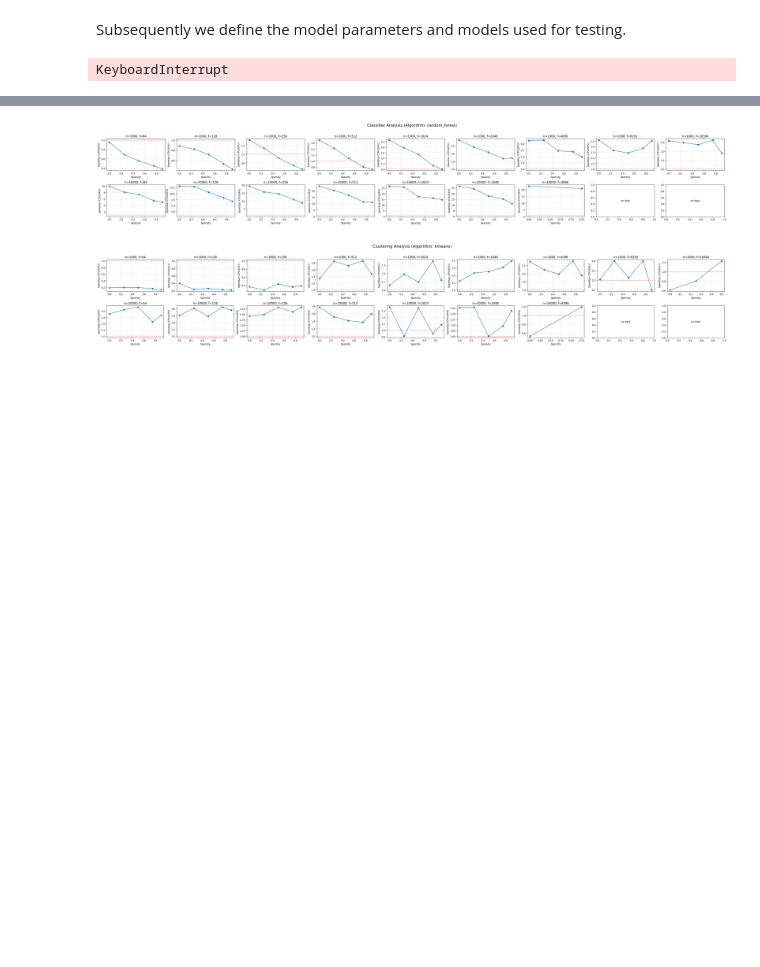
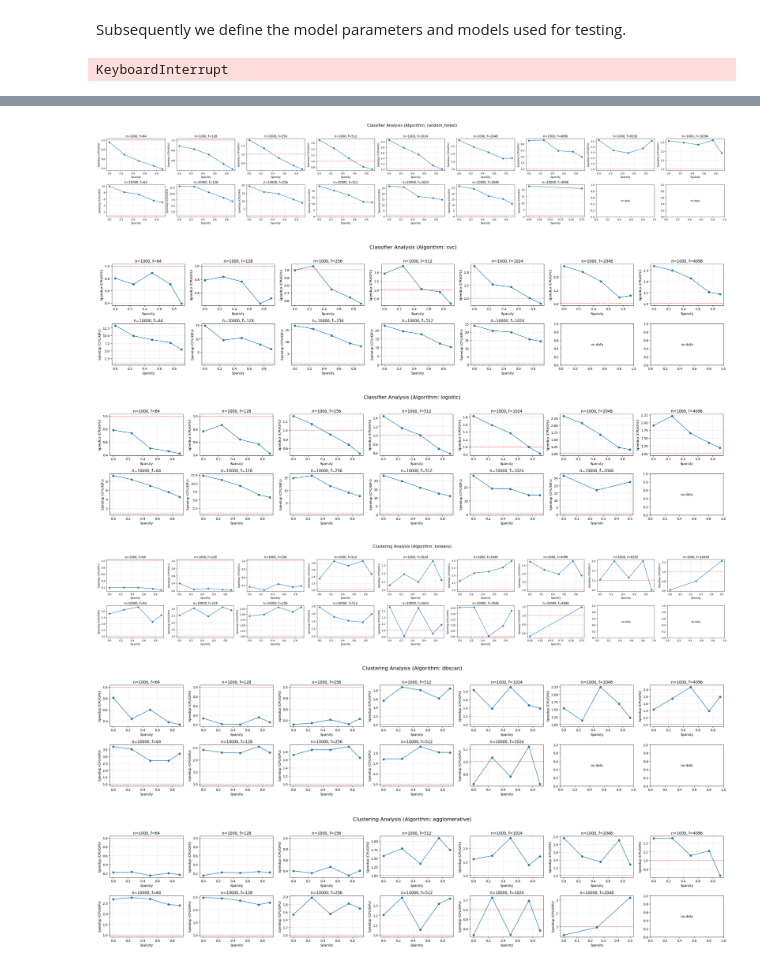
Before and after one commit to 0231733556/BSP_S5_cuML, a Jupyter notebook: results.ipynb, the cells around one changed output, grey strips where cells are left out. Cells and saved outputs as stored; diff of their text form; code cells hidden in the pictures; blank space fills up the shorter version.

Commit message:
added final datapoints and graphics

```diff
--- a/results.ipynb
+++ b/results.ipynb
@@ -117,34 +117,42 @@ def plot_speedup_grid(df, algorithm_name, title):
     fig, axs = plt.subplots(len(ns_vals), len(nf_vals),
                             figsize=(4*max(1,len(nf_vals)), 3*max(1,len(ns_vals))),
                             squeeze=False)
 
     for i, ns in enumerate(ns_vals):
         for j, nf in enumerate(nf_vals):
             ax = axs[i][j]
             subset = sp[(sp['n_samples']==ns) & (sp['n_features']==nf)].sort_values('sparsity')
 
             if subset.empty:
                 ax.text(0.5, 0.5, 'no data', ha='center', va='center')
                 continue
 
             ax.plot(subset['sparsity'], subset['speedup'], marker='o')
             ax.axhline(1.0, color='red', linestyle='--', alpha=0.5) # Parity line
             ax.set_title(f'n={ns}, f={nf}')
             ax.set_xlabel('Sparsity')
             ax.set_ylabel('Speedup (CPU/GPU)')
             ax.grid(True, alpha=0.3)
 
     fig.suptitle(f"{title} (Algorithm: {algorithm_name})", fontsize=16)
     plt.tight_layout(rect=[0,0,1,0.96])
     plt.show()
 
 # --- Usage Example ---
 # Assuming df_classifier and df_clusterer are loaded from your parquet files
 plot_speedup_grid(df_classifier, algorithm_name="random_forest", title="Classifier Analysis")
+plot_speedup_grid(df_classifier, algorithm_name="svc", title="Classifier Analysis")
+plot_speedup_grid(df_classifier, algorithm_name="logistic", title="Classifier Analysis")
 plot_speedup_grid(df_clusterer, algorithm_name="kmeans", title="Clustering Analysis")
+plot_speedup_grid(df_clusterer, algorithm_name="dbscan", title="Clustering Analysis")
+plot_speedup_grid(df_clusterer, algorithm_name="agglomerative", title="Clustering Analysis")
 # %% [output]
 [figure]
-[figure, old version]
+[figure, new version]
+[figure, added]
+[figure, added]
+[figure, added]
+[figure, added]
 # %%
 
 def plot_speedup_nfeatures_all_sparsity(df, algorithm_name, title):
```
Also changed, not shown: parts of 2 cells of this notebook, 9 other files.
